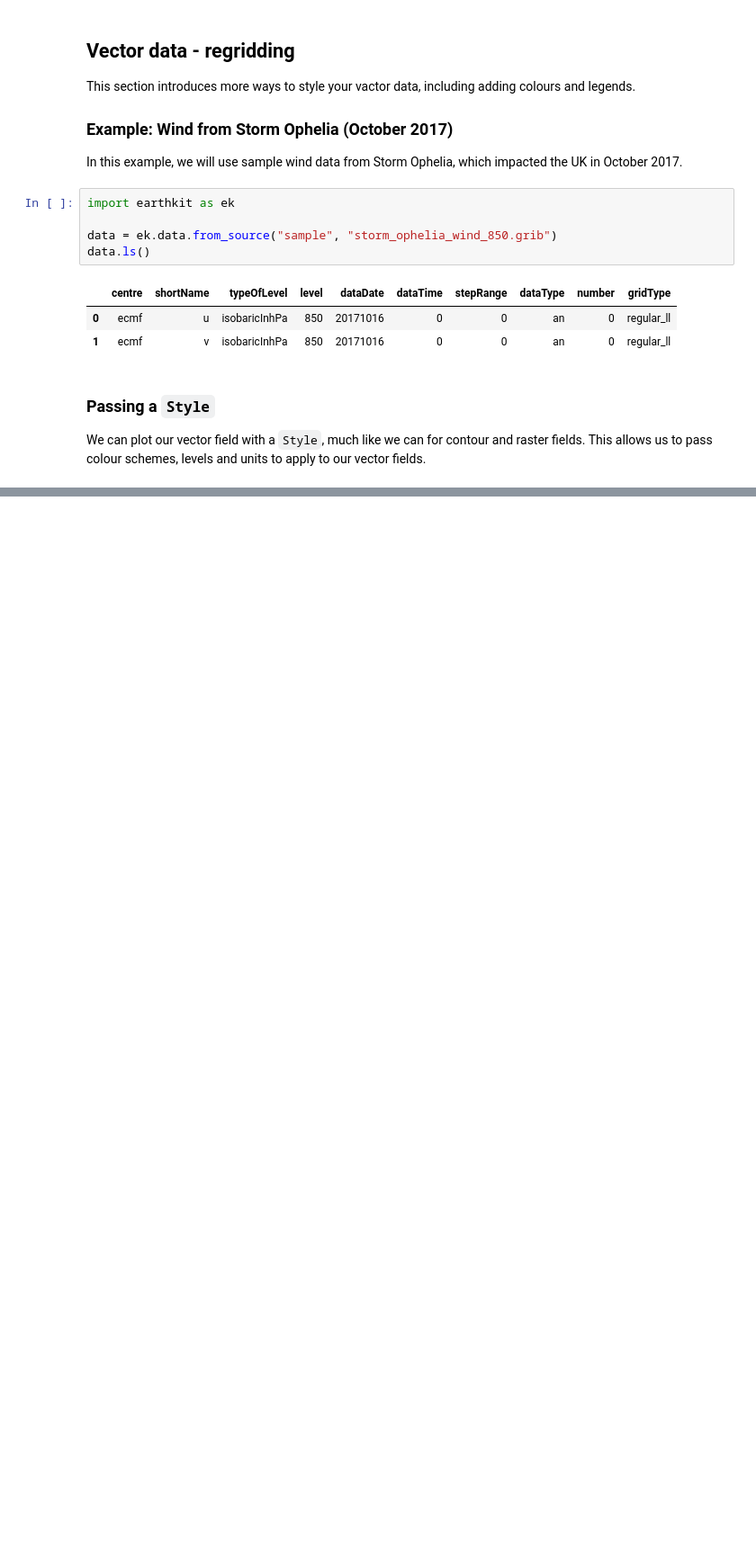
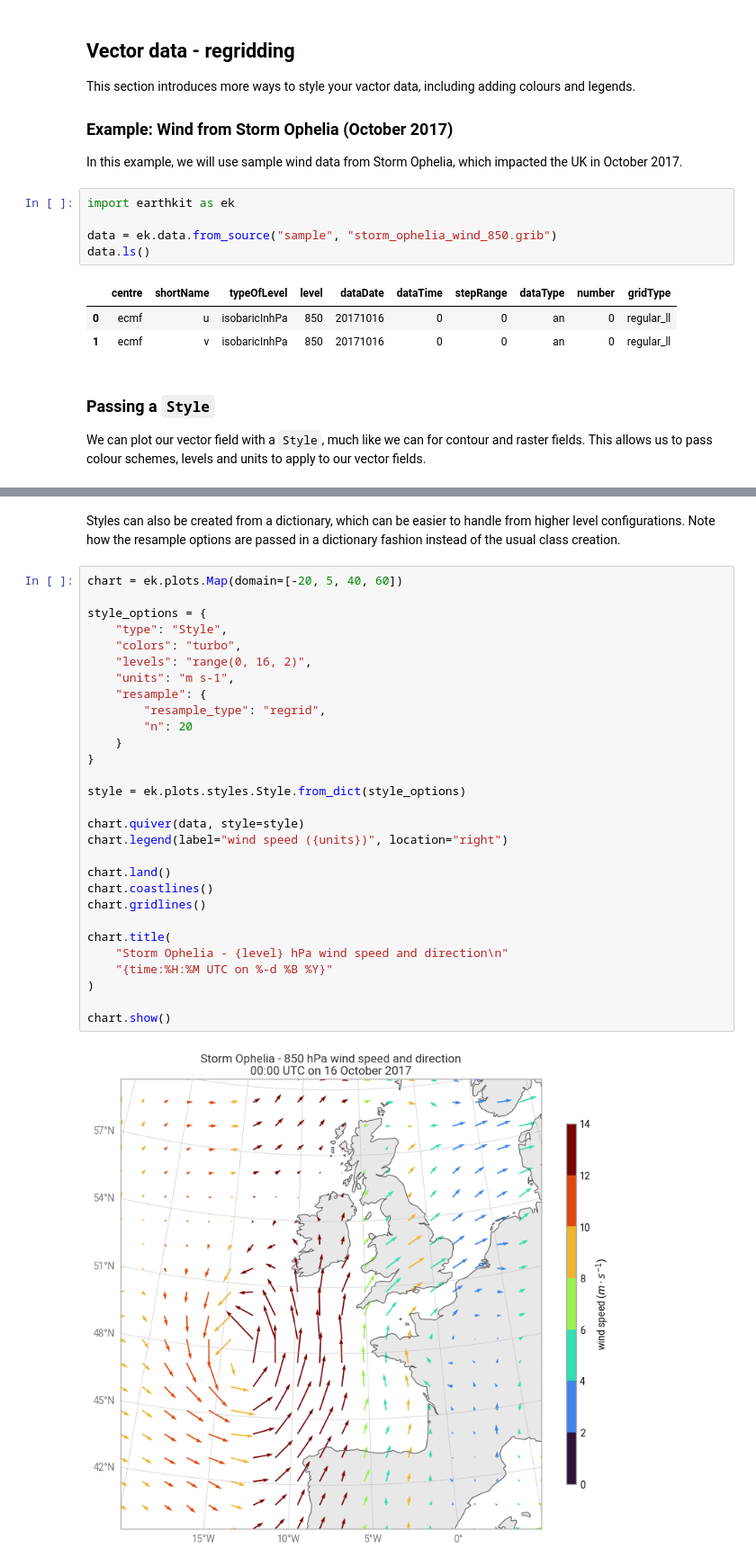
Before and after one commit to ecmwf/earthkit-plots, a Jupyter notebook: docs/examples/examples/vectors-styles.ipynb, the cells around one changed output, grey strips where cells are left out. Shown at 90% size. Saved outputs shown, nothing was run; the diff lists cells and outputs as text; blank space fills up the shorter version.

Commit message:
add support for configuration-based resample in quiver and barbs plots

```diff
--- a/docs/examples/examples/vectors-styles.ipynb
+++ b/docs/examples/examples/vectors-styles.ipynb
@@ -45,0 +46,33 @@ chart.show()
+# %% [markdown]
+Styles can also be created from a dictionary, which can be easier to handle from higher level configurations. Note how the resample options are passed in a dictionary fashion instead of the usual class creation.
+# %%
+chart = ek.plots.Map(domain=[-20, 5, 40, 60])
+
+style_options = {
+    "type": "Style",
+    "colors": "turbo",
+    "levels": "range(0, 16, 2)",
+    "units": "m s-1",
+    "resample": {
+        "resample_type": "regrid",
+        "n": 20
+    }
+}
+
+style = ek.plots.styles.Style.from_dict(style_options)
+
+chart.quiver(data, style=style)
+chart.legend(label="wind speed ({units})", location="right")
+
+chart.land()
+chart.coastlines()
+chart.gridlines()
+
+chart.title(
+    "Storm Ophelia - {level} hPa wind speed and direction\n"
+    "{time:%H:%M UTC on %-d %B %Y}"
+)
+
+chart.show()
+# %% [output]
+[figure, added]
```
Also changed, not shown: parts of 1 cell of this notebook, 2 other files.
